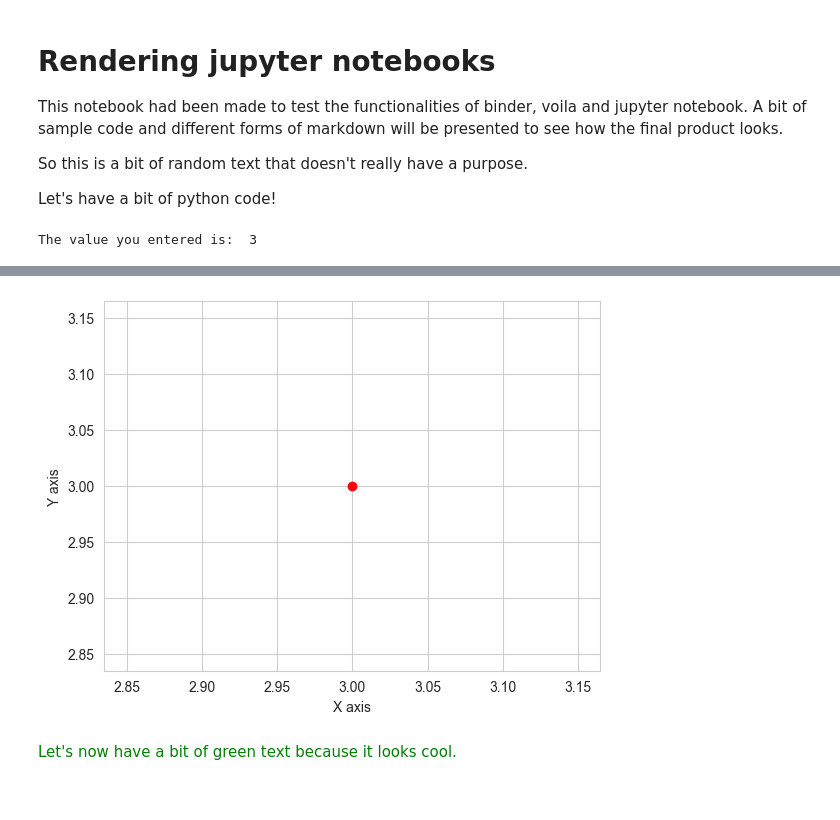
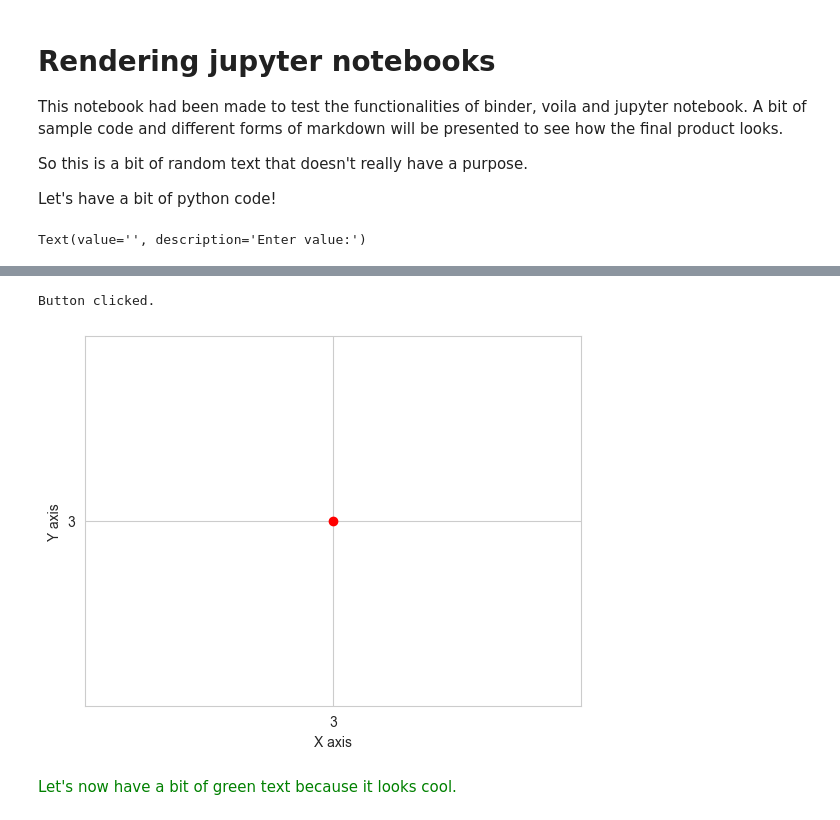
Before and after one commit to gowrimenon2005/Rendering-jupyter-notebooks, a Jupyter notebook: test_notebook.ipynb, the cells around one changed output, grey strips where cells are left out. Cells and saved outputs as stored; diff of their text form; code cells hidden in the pictures.

```diff
--- a/test_notebook.ipynb
+++ b/test_notebook.ipynb
@@ -10,16 +10,32 @@ Let's have a bit of python code!
 # this is a basic python program that requires a user input
 import matplotlib.pyplot as plt
 import seaborn as sns
+from ipywidgets import *
 
-given_value = 3
+def on_button_click(b):
+    print("Button clicked.")
+    given_value_ = given_value.value
+    sns.set_style('whitegrid')
+    plt.plot(given_value_, given_value_, 'ro')
+    plt.xlabel('X axis')
+    plt.ylabel('Y axis')
+    plt.show()
 
-print("The value you entered is: ", given_value)
 
-# lets plot this value on a graph
-sns.set_style('whitegrid')
-plt.plot(given_value, given_value, 'ro')
-plt.xlabel('X axis')
-plt.ylabel('Y axis')
-plt.show()
+given_value = widgets.Text(description='Enter value:')
+display(given_value)
+
+# print("The value you entered is: ", given_value)
+
+# # lets plot this value on a graph
+# sns.set_style('whitegrid')
+# plt.plot(given_value, given_value, 'ro')
+# plt.xlabel('X axis')
+# plt.ylabel('Y axis')
+# plt.show()
+
+button = widgets.Button(description="Plot")
+display(button)
+button.on_click(on_button_click)
 # %% [output]
-The value you entered is:  3
+Text(value='', description='Enter value:')
@@ -26,4 +43,5 @@ The value you entered is:  3
+Button clicked.
-[figure, old version]
+[figure, new version]
 # %% [markdown]
 <span style='color:green'> Let's now have a bit of green text because it looks cool.
 # %% [markdown]
```
Also changed, not shown: parts of 1 cell of this notebook.
